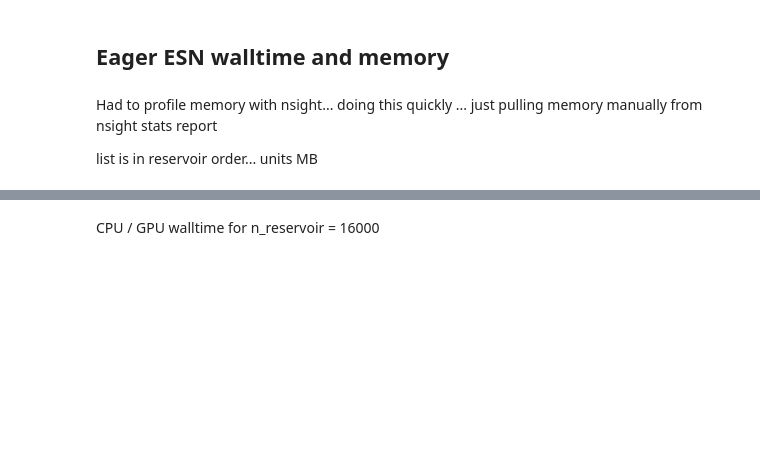
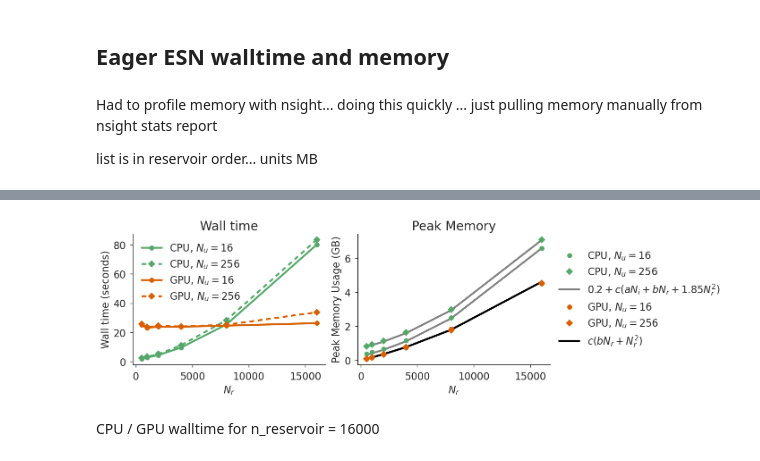
Before and after one commit to timothyas/xesn, a Jupyter notebook: scaling/plot_scaling.ipynb, the cells around one changed output, grey strips where cells are left out. Saved outputs shown, nothing was run; the diff lists cells and outputs as text; code cells hidden in the pictures; blank space fills up the shorter version.

```diff
--- a/scaling/plot_scaling.ipynb
+++ b/scaling/plot_scaling.ipynb
@@ -262,3 +272,81 @@ fig.savefig("eager-scaling.pdf", bbox_inches="tight")
+# %%
+fig, axs = plt.subplots(1,2, figsize=(14,4), constrained_layout=True)
+
+kwc = {
+    "lw": 3,
+    "markersize": 8,
+    "color": "C0",
+}
+kwg = {
+    "lw": 3,
+    "markersize": 8,
+    "color": "C1",
+}
+lsg = (0, (2.5,2))
+empirical_kw = {
+    "ls": "-",
+    "alpha": 1,
+    "zorder": -1,
+    "lw": 3,
+}
+
+for i, (ni, max_mem, gmax_mem, ls, marker) in enumerate(
+    zip(ds.n_input.values, [mds.max_memory[:6], mds.max_memory[6:]], [gmem16, gmem256], ["-", lsg], ["o", "D"])
+):
+    kwc["label"] = f"CPU, $N_u = {ni}$"
+    kwg["label"] = f"GPU, $N_u = {ni}$"
+    probsize_kw = {
+        "ls": ls,
+        "marker": marker,
+    }
+    ds.sel(n_input=ni).walltime.plot(ax=axs[0], **probsize_kw, **kwc)
+    # measurements
+    axs[1].plot(ds.n_reservoir, max_mem, ls="", marker=marker, **kwc)
+
+    axs[1].plot(
+        ds.n_reservoir,
+        estimated_memory(ni, ds.n_reservoir),
+        color="gray",
+        label=r"$0.2 + c (a N_i + b N_r + 1.85 N_r^2)$" if ni==256 else None,
+        **empirical_kw,
+    )
+
+for i, (ni, max_mem, gmax_mem, ls, marker) in enumerate(
+    zip(ds.n_input.values, [mds.max_memory[:6], mds.max_memory[6:]], [gmem16, gmem256], ["-", lsg], ["o", "D"])
+):
+    kwc["label"] = f"CPU, $N_u = {ni}$"
+    kwg["label"] = f"GPU, $N_u = {ni}$"
+    probsize_kw = {
+        "ls": ls,
+        "marker": marker,
+    }
+    gds.sel(n_input=ni).walltime.plot(ax=axs[0], **probsize_kw, **kwg)
+    axs[1].plot(gds.n_reservoir, gmax_mem/1024, ls="", marker=marker,**kwg)
+
+    # empirical curves
+    axs[1].plot(
+        ds.n_reservoir,
+        gestimated_memory(ds.n_reservoir),
+        color="black",
+        label=r"$c (b N_r + N_r^2)$" if ni==256 else None,
+        **empirical_kw,
+    )
+
+for ax in axs:
+    ax.set(xlabel=r"$N_r$")
+axs[0].set(title="Wall time", ylabel="Wall time (seconds)")
+axs[1].set(title="Peak Memory", ylabel="Peak Memory Usage (GB)")
+
+axs[0].legend(
+)
+axs[1].legend(
+    bbox_to_anchor=(1,.5),
+    loc="center left",
+)
+plt.show(fig)
+fig.savefig("eager-scaling.pdf", bbox_inches="tight")
+# %% [output]
+[figure, added]
 # %% [markdown]
 CPU / GPU walltime for n_reservoir = 16000
 # %%
```
Also changed, not shown: parts of 2 cells of this notebook, 1 other file.
